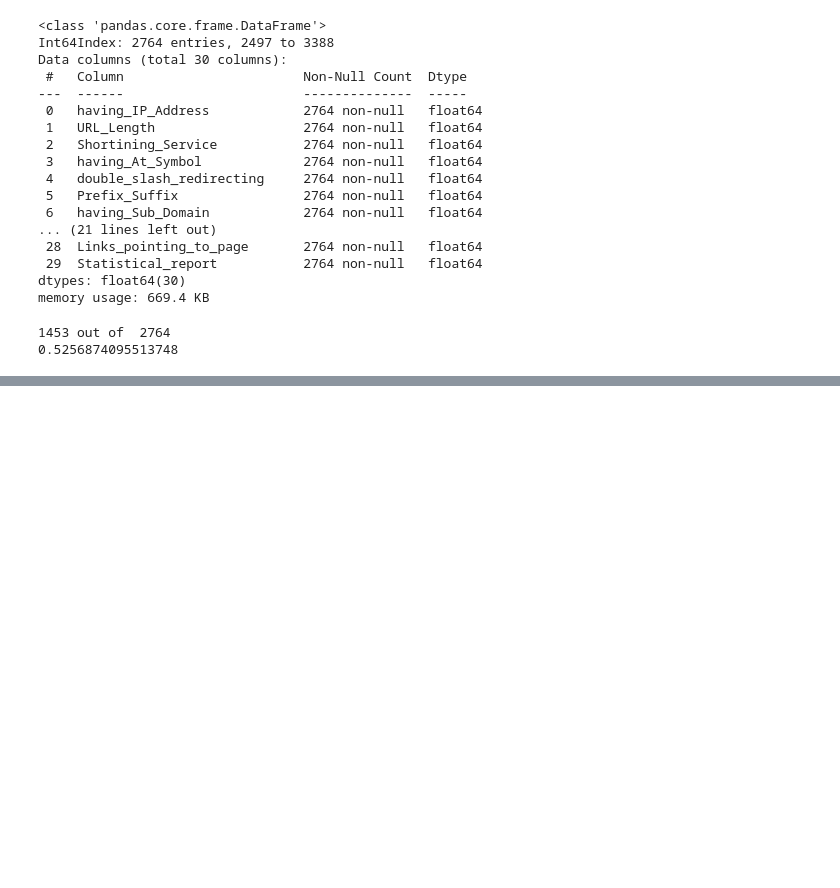
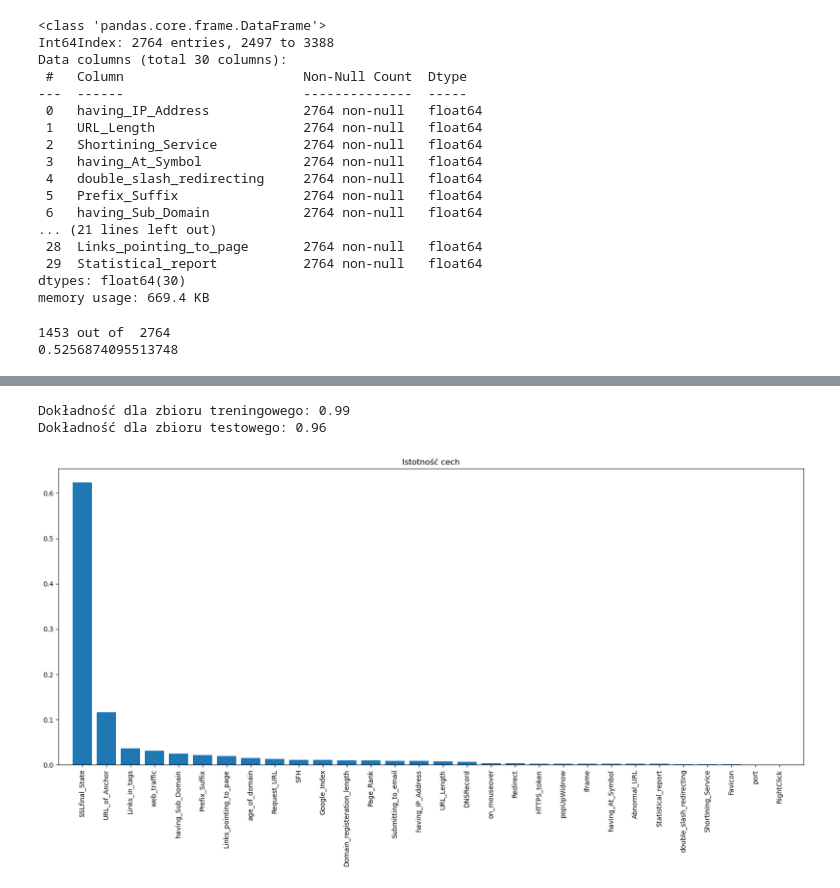
Before and after one commit to maddymmt/WebPhishing, a Jupyter notebook: WebPhishing/Web_Phishing.ipynb, the cells around one changed output, grey strips where cells are left out. Cells and saved outputs as stored; diff of their text form; code cells hidden in the pictures; blank space fills up the shorter version.

```diff
--- a/WebPhishing/Web_Phishing.ipynb
+++ b/WebPhishing/Web_Phishing.ipynb
@@ -169,0 +214,36 @@ Test accuracy:  0.30173662304878235
+# %%
+from sklearn.metrics import accuracy_score
+from sklearn.tree import DecisionTreeClassifier
+from sklearn.ensemble import RandomForestClassifier
+import matplotlib.pyplot as plt
+import numpy as np
+
+# Tworzenie i trenowanie modelu drzewa decyzyjnego
+decision_tree = DecisionTreeClassifier()
+decision_tree.fit(X_train, y_train)
+
+# Obliczanie dokładności dla zbioru treningowego
+train_acc = accuracy_score(y_train, decision_tree.predict(X_train))
+print("Dokładność dla zbioru treningowego: {:.2f}".format(train_acc))
+
+# Obliczanie dokładności dla zbioru testowego
+test_acc = accuracy_score(y_test, decision_tree.predict(X_test))
+print("Dokładność dla zbioru testowego: {:.2f}".format(test_acc))
+
+# Pobieranie istotności cech
+importances = decision_tree.feature_importances_
+
+# sortowanie cech według ich istotności
+indices = np.argsort(importances)[::-1]
+
+# tworzenie wykresu
+plt.figure(figsize=(20, 8))
+plt.title("Istotność cech")
+plt.bar(range(X_train.shape[1]), importances[indices])
+plt.xticks(range(X_train.shape[1]), X_train.columns[indices], fontsize=10,rotation=90)
+plt.xlim([-1, X_train.shape[1]])
+plt.show()
+# %% [output]
+Dokładność dla zbioru treningowego: 0.99
+Dokładność dla zbioru testowego: 0.96
+[figure, added]
```
Also changed, not shown: parts of 4 cells of this notebook.
